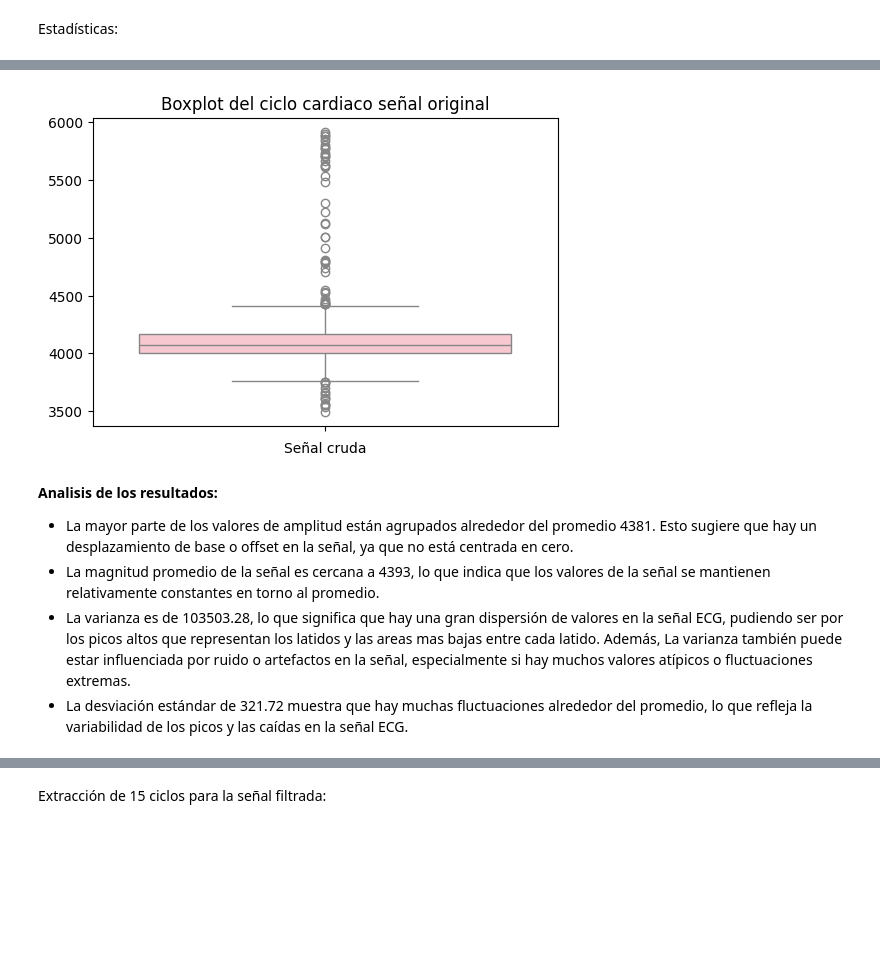
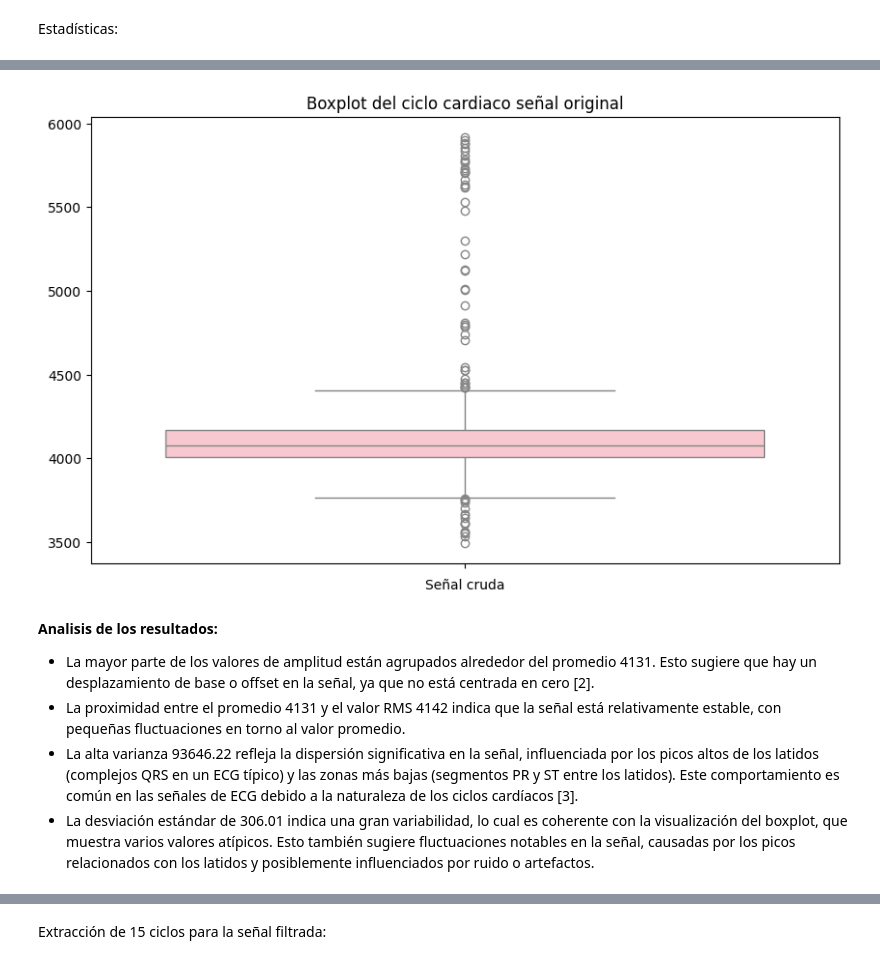
Before and after one commit to isaBedoyao/Biosignals, a Jupyter notebook: PRÁCTICA 3/P3_ECG_AntoniaYepes_IsabellaBedoya.ipynb, the cells around one changed output, grey strips where cells are left out. Cells and saved outputs as stored; diff of their text form; code cells hidden in the pictures; blank space fills up the shorter version.

```diff
--- a/PRÁCTICA 3/P3_ECG_AntoniaYepes_IsabellaBedoya.ipynb
+++ b/PRÁCTICA 3/P3_ECG_AntoniaYepes_IsabellaBedoya.ipynb
@@ -125,17 +127,17 @@ La desviación estándar de la señal original es:  321.7192602743611
 # %%
 # Boxplot
-plt.figure(figsize=(6, 4))
+plt.figure(figsize=(10, 6))
 sns.boxplot(ciclo_cruda, color='pink')
 plt.title('Boxplot del ciclo cardiaco señal original')
 plt.xlabel('Señal cruda')
 plt.show()
 # %% [output]
-[figure, old version]
+[figure, new version]
-# %% [markdown]
-**Analisis de los resultados:**
-
-* La mayor parte de los valores de amplitud están agrupados alrededor del promedio 4381. Esto sugiere que hay un desplazamiento de base o offset en la señal, ya que no está centrada en cero.
-* La magnitud promedio de la señal es cercana a 4393, lo que indica que los valores de la señal se mantienen relativamente constantes en torno al promedio.
-* La varianza es de 103503.28, lo que significa que hay una gran dispersión de valores en la señal ECG, pudiendo ser por los picos altos que representan los latidos y las areas mas bajas entre cada latido. Además, La varianza también puede estar influenciada por ruido o artefactos en la señal, especialmente si hay muchos valores atípicos o fluctuaciones extremas.
-* La desviación estándar de 321.72 muestra que hay muchas fluctuaciones alrededor del promedio, lo que refleja la variabilidad de los picos y las caídas en la señal ECG.
+# %% [markdown]
+**Analisis de los resultados:**
+
+* La mayor parte de los valores de amplitud están agrupados alrededor del promedio 4131. Esto sugiere que hay un desplazamiento de base o offset en la señal, ya que no está centrada en cero [2].
+* La proximidad entre el promedio 4131 y el valor RMS 4142 indica que la señal está relativamente estable, con pequeñas fluctuaciones en torno al valor promedio.
+*  La alta varianza 93646.22 refleja la dispersión significativa en la señal, influenciada por los picos altos de los latidos (complejos QRS en un ECG típico) y las zonas más bajas (segmentos PR y ST entre los latidos). Este comportamiento es común en las señales de ECG debido a la naturaleza de los ciclos cardíacos [3].
+*  La desviación estándar de 306.01 indica una gran variabilidad, lo cual es coherente con la visualización del boxplot, que muestra varios valores atípicos. Esto también sugiere fluctuaciones notables en la señal, causadas por los picos relacionados con los latidos y posiblemente influenciados por ruido o artefactos.
 # %%
```
Also changed, not shown: parts of 31 cells of this notebook.
